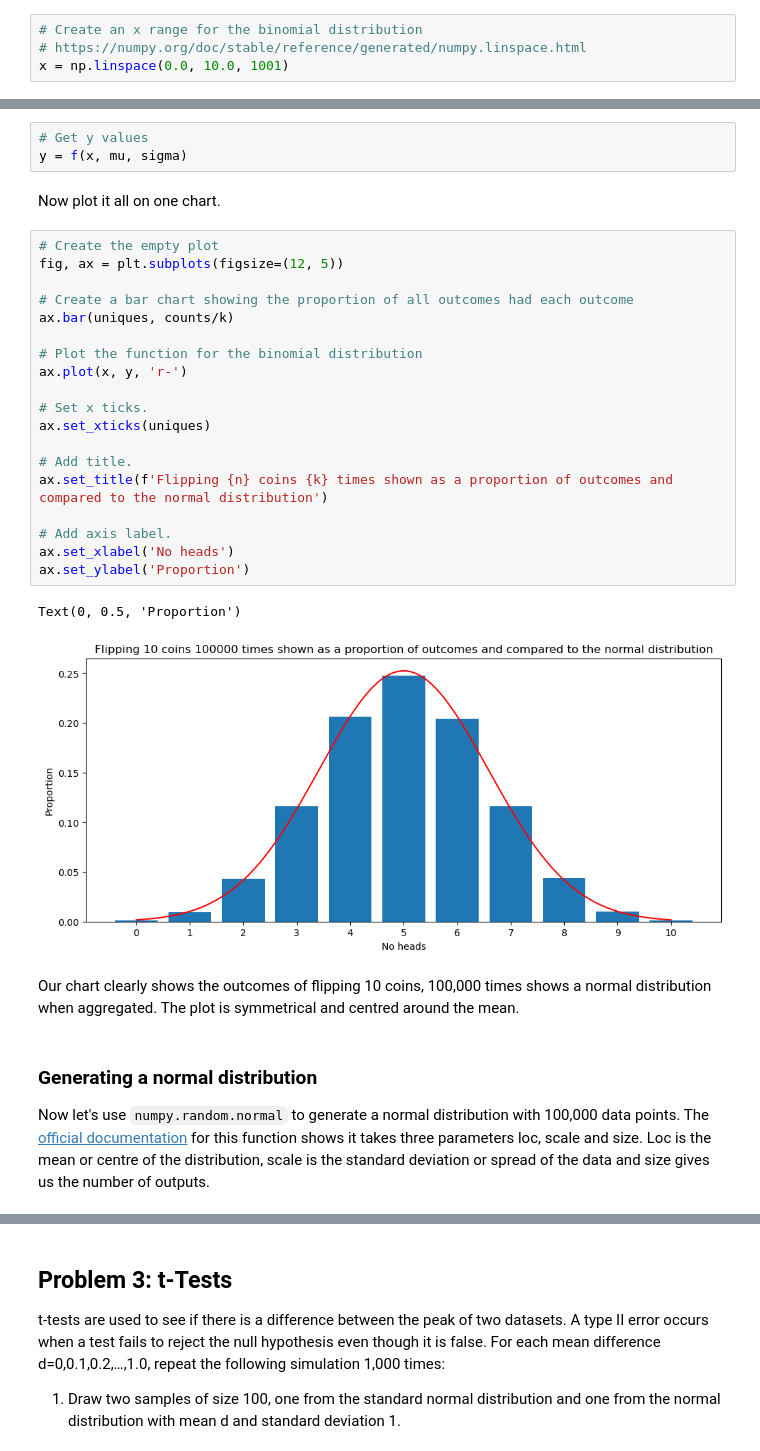
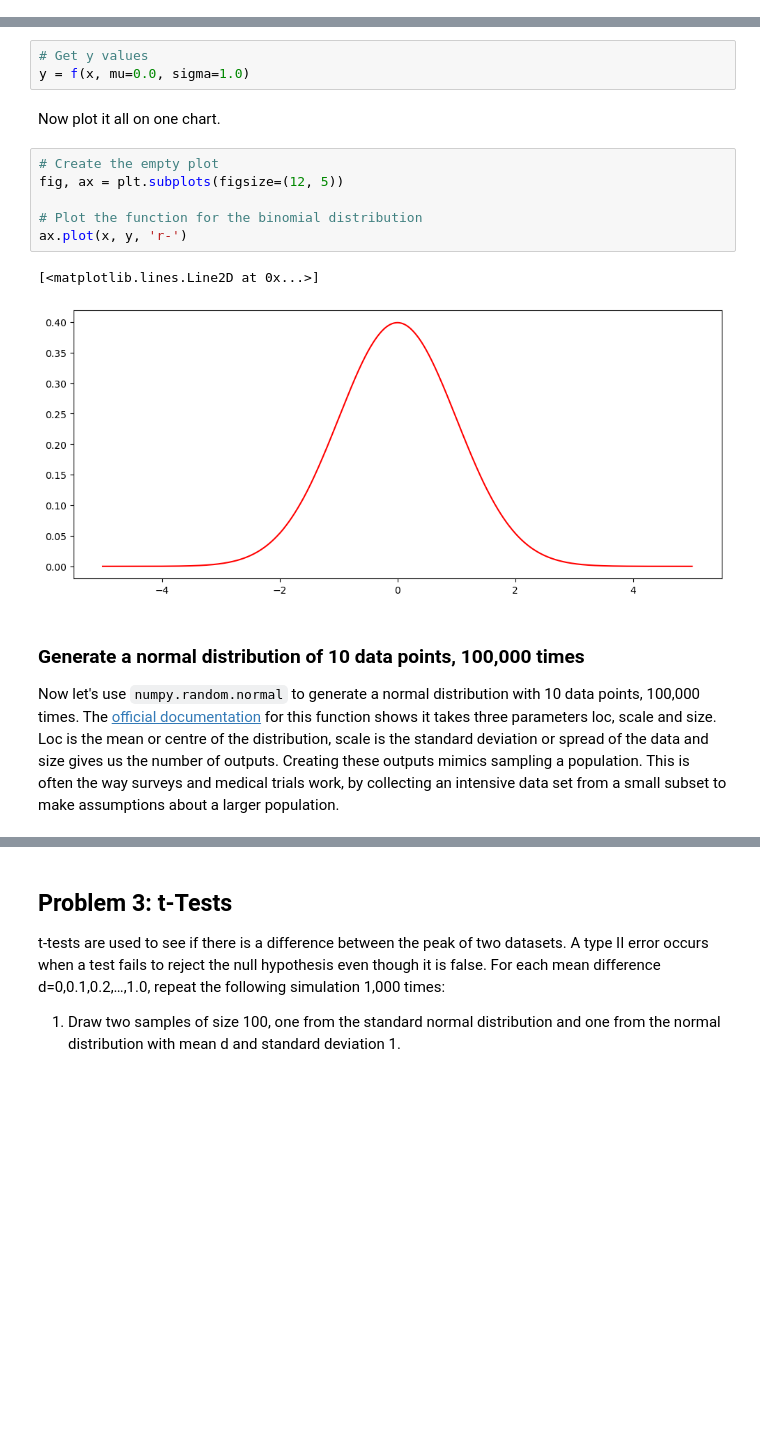
Before and after one commit to kknb1982/applied_statistics, a Jupyter notebook: problems.ipynb, the cells around one changed output, grey strips where cells are left out. Drawn from its saved outputs; the diff is of its cells as text; blank space fills up the shorter version.

Commit message:
Updated problem 2 for different sample sizes

```diff
--- a/problems.ipynb
+++ b/problems.ipynb
@@ -605,38 +510,19 @@ Now as for the normal distribution plot create an x range. This time running bet
-# %%
-# Create an x range for the binomial distribution
-# https://numpy.org/doc/stable/reference/generated/numpy.linspace.html
-x = np.linspace(0.0, 10.0, 1001)
 # %% [markdown]
 Now get the y values using the function f we previously described.
 # %%
 # Get y values
-y = f(x, mu, sigma)
+y = f(x, mu=0.0, sigma=1.0)
 # %% [markdown]
 Now plot it all on one chart.
 # %%
 # Create the empty plot
 fig, ax = plt.subplots(figsize=(12, 5))
 
-# Create a bar chart showing the proportion of all outcomes had each outcome
-ax.bar(uniques, counts/k)
-
 # Plot the function for the binomial distribution
 ax.plot(x, y, 'r-')
-
-# Set x ticks.
-ax.set_xticks(uniques)
-
-# Add title.
-ax.set_title(f'Flipping {n} coins {k} times shown as a proportion of outcomes and compared to the normal distribution')
-
-# Add axis label.
-ax.set_xlabel('No heads')
-ax.set_ylabel('Proportion')
 # %% [output]
-Text(0, 0.5, 'Proportion')
+[<matplotlib.lines.Line2D at 0x...>]
-[figure, old version]
+[figure, new version]
-# %% [markdown]
-Our chart clearly shows the outcomes of flipping 10 coins, 100,000 times shows a normal distribution when aggregated. The plot is symmetrical and centred around the mean.
 # %% [markdown]
-### Generating a normal distribution
-Now let's use `numpy.random.normal` to generate a normal distribution with 100,000 data points. The [official documentation](https://numpy.org/doc/stable/reference/random/generated/numpy.random.normal.html) for this function shows it takes three parameters loc, scale and size. Loc is the mean or centre of the distribution, scale is the standard deviation or spread of the data and size gives us the number of outputs.
+### Generate a normal distribution of 10 data points, 100,000 times
+Now let's use `numpy.random.normal` to generate a normal distribution with 10 data points, 100,000 times. The [official documentation](https://numpy.org/doc/stable/reference/random/generated/numpy.random.normal.html) for this function shows it takes three parameters loc, scale and size. Loc is the mean or centre of the distribution, scale is the standard deviation or spread of the data and size gives us the number of outputs. Creating these outputs mimics sampling a population. This is often the way surveys and medical trials work, by collecting an intensive data set from a small subset to make assumptions about a larger population.
```
Also changed, not shown: parts of 89 cells of this notebook.
